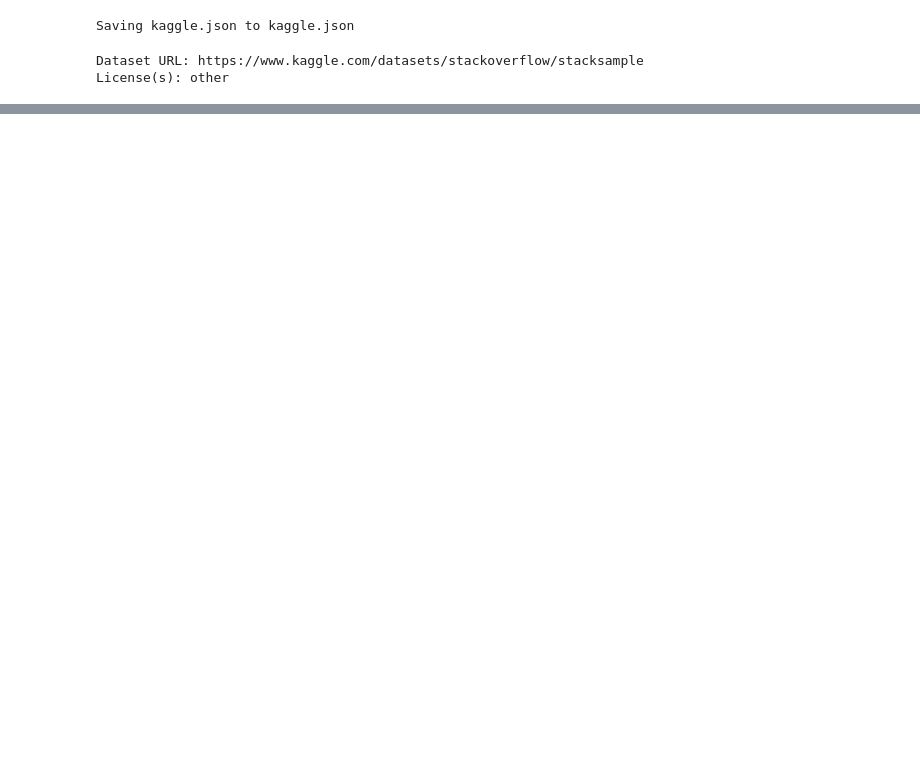
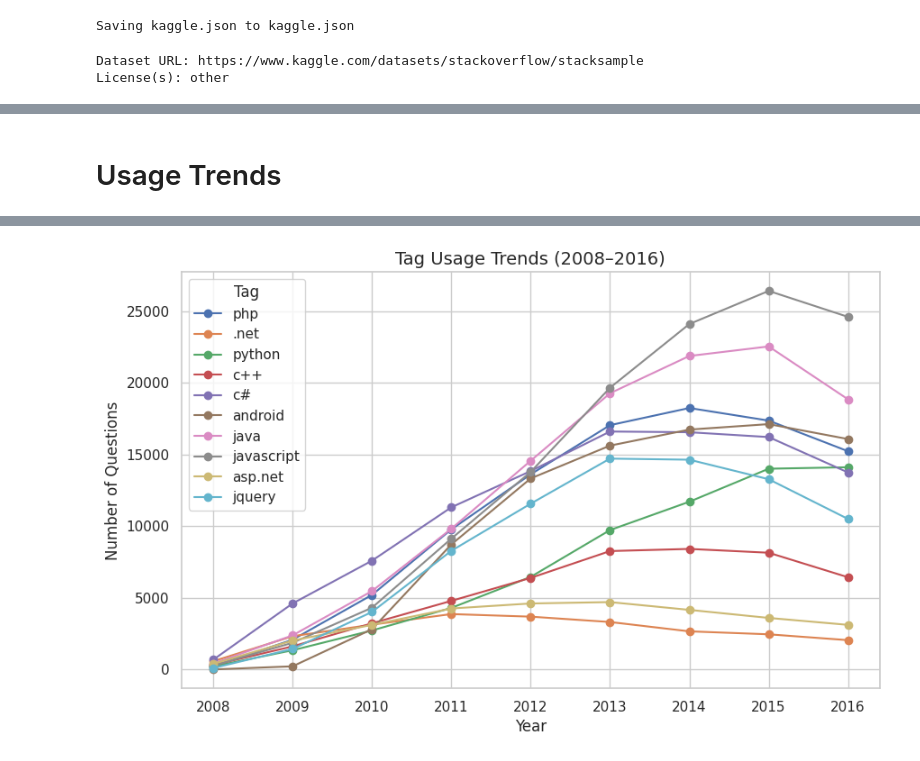
Before and after one commit to ojusgoel/StackOverflow_Network_Analysis, a Jupyter notebook: Network_Science_Project.ipynb, the cells around one changed output, grey strips where cells are left out. Cells and saved outputs as stored; diff of their text form; code cells hidden in the pictures; blank space fills up the shorter version.

```diff
--- a/Network_Science_Project.ipynb
+++ b/Network_Science_Project.ipynb
@@ -181,0 +42,6 @@ plt.show()
+# %%
+import pandas as pd
+
+question = pd.read_csv('Questions.csv', encoding='ISO-8859-1')
+# answer = pd.read_csv('Answers.csv', encoding='ISO-8859-1')
+tags = pd.read_csv('Tags.csv', encoding='ISO-8859-1')
@@ -181,0 +71,3 @@ plt.show()
+# %%
+questions_csv = update_question(question)
+questions_csv.head()
@@ -181,0 +282,7 @@ plt.show()
+# %%
+n=20
+
+def get_top_n_tags_nodes(tag_freq, n):
+    return [tag for tag, _ in tag_freq.most_common(n)]
+
+# print(top_tags_nodes)
@@ -181,0 +566,41 @@ plt.show()
+# %% [markdown]
+# Usage Trends
+# %%
+# Ensure CreationDate is datetime
+question['CreationDate'] = pd.to_datetime(question['CreationDate'], errors='coerce')
+
+# Join Tags.csv with question timestamps
+tag_time_df = tags.merge(question[['Id', 'CreationDate']], on='Id')
+tag_time_df['Year'] = tag_time_df['CreationDate'].dt.year
+
+# Filter for years of interest
+tag_time_df = tag_time_df[tag_time_df['Year'].between(2008, 2016)]
+print(tag_time_df)
+def get_union_top_tags():
+    union_tags = set()
+
+    for year in range(2008, 2017):
+        i = get_individual_year(questions_tags_csv, year)
+        top_tags_nodes = get_top_n_tags_nodes(get_tag_frequencies(i), 5)
+        print(f"{year}: {top_tags_nodes}")
+
+        # Add to the union
+        union_tags.update(top_tags_nodes)
+
+    return list(union_tags)
+union_top_tags = get_union_top_tags()
+# Count tag usage per year
+tag_year_freq = tag_time_df.groupby(['Tag', 'Year']).size().unstack(fill_value=0)
+
+# # Optional: Filter to popular tags (appearing in all years)
+popular_tags = tag_year_freq[tag_year_freq.sum(axis=1) >= 300]  # adjust threshold
+
+# Plot
+popular_tags.loc[union_top_tags].T.plot(figsize=(10, 6), marker='o')
+plt.title("Tag Usage Trends (2008–2016)", fontsize=14)
+plt.xlabel("Year")
+plt.ylabel("Number of Questions")
+plt.grid(True)
+plt.legend(title='Tag')
+plt.show()
+# %% [output]
@@ -181,0 +624 @@ plt.show()
+[figure, added]
```
Also changed, not shown: parts of 67 cells of this notebook.
